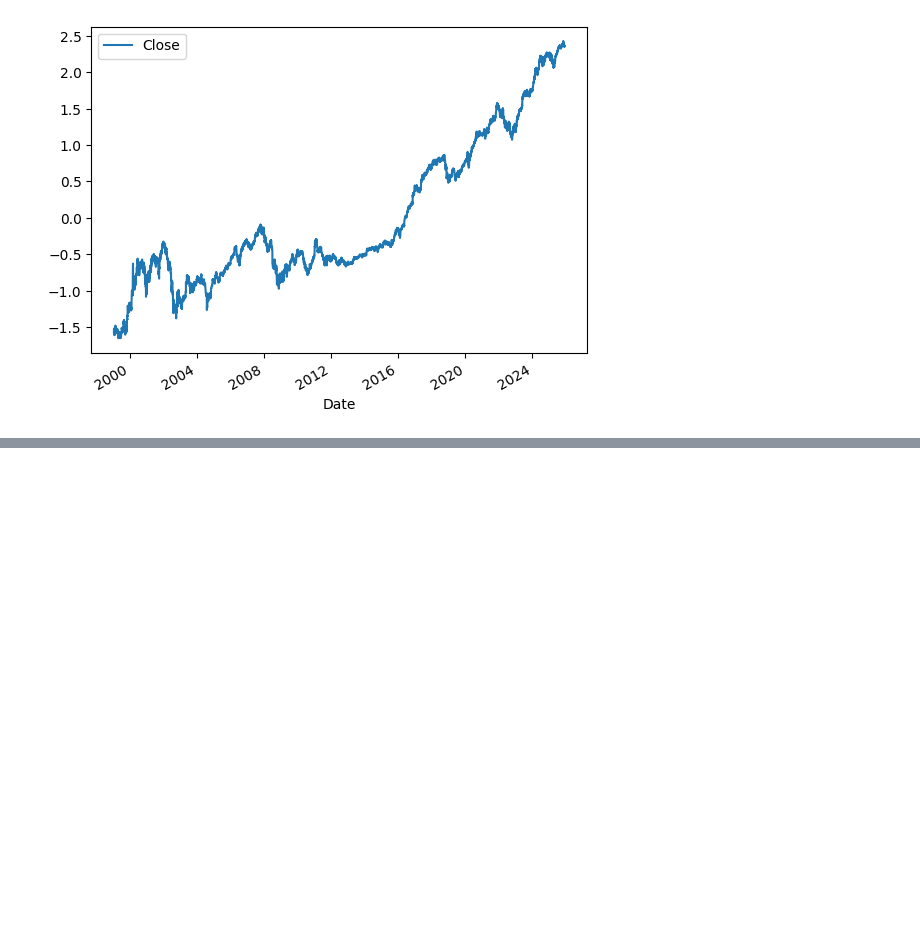
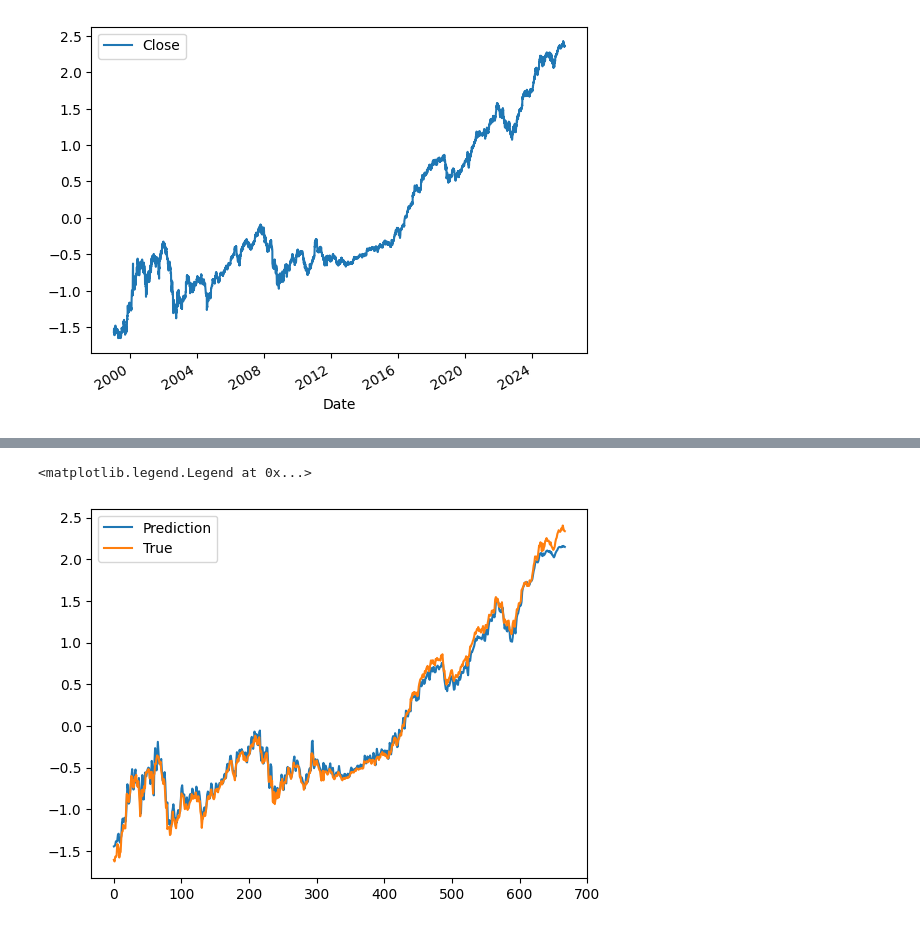
Before and after one commit to acosio14/stock-forecasting, a Jupyter notebook: protoyping.ipynb, the cells around one changed output, grey strips where cells are left out. Cells and saved outputs as stored; diff of their text form; code cells hidden in the pictures; blank space fills up the shorter version.

```diff
--- a/protoyping.ipynb
+++ b/protoyping.ipynb
@@ -178 +157,8 @@ all_pred, test_losses = test_model(rnn, X_test, y_test)
+# %%
+plt.plot(all_pred, label="Prediction")
+plt.plot(y_test, label="True")
+plt.legend()
+# %% [output]
+<matplotlib.legend.Legend at 0x...>
+[figure, added]
 # %%
```
Also changed, not shown: parts of 23 cells of this notebook.
